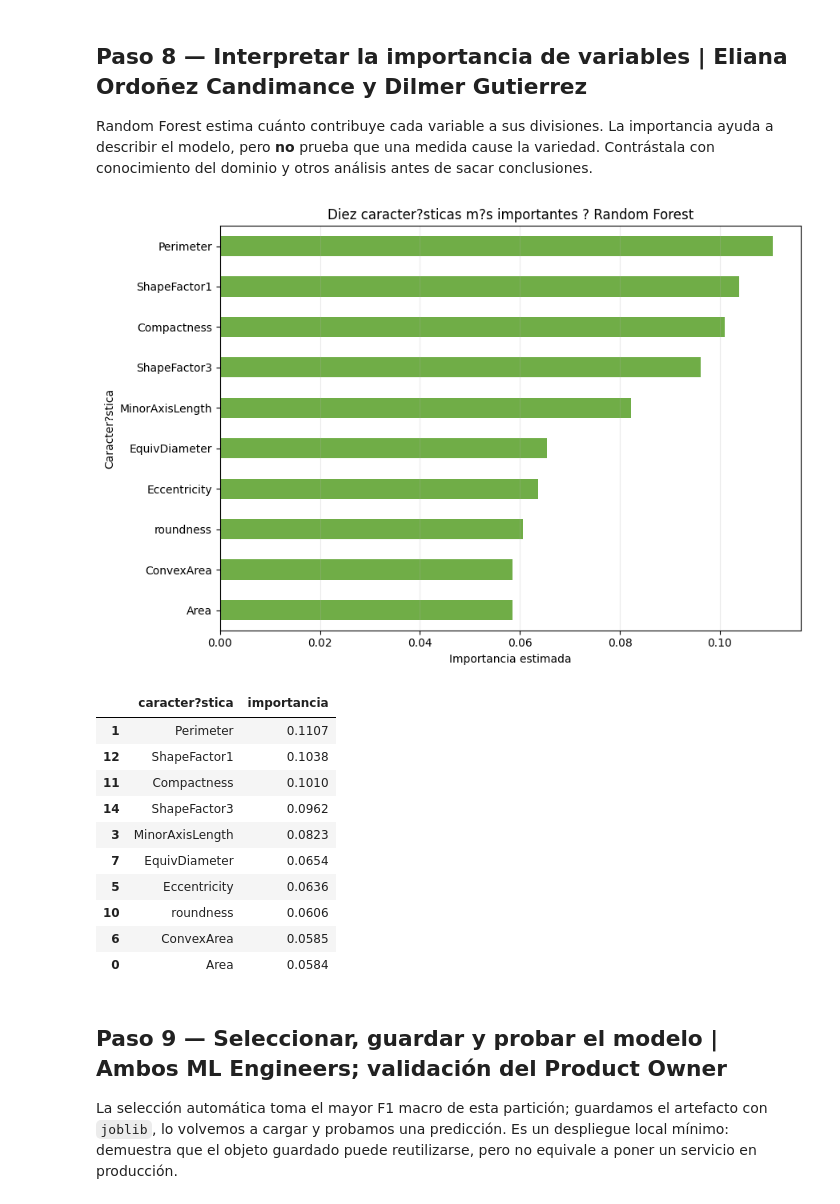
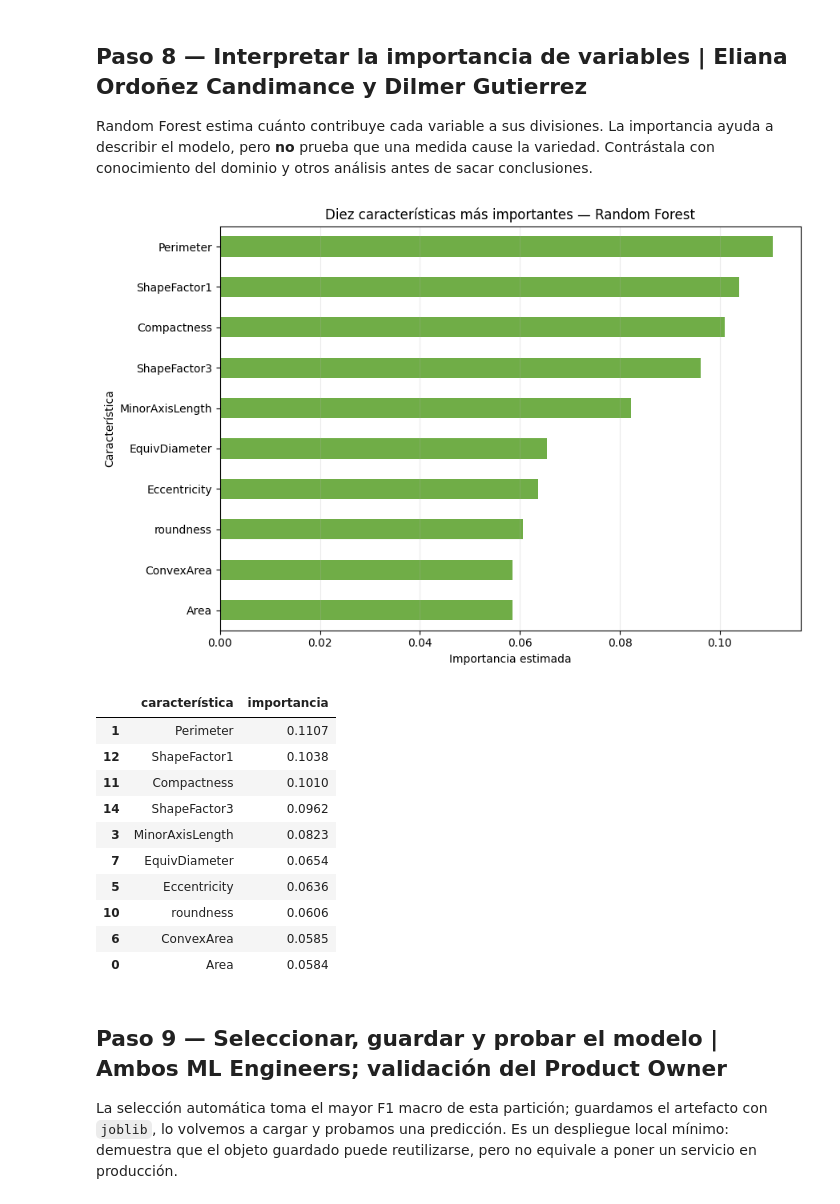
Before and after one commit to SergioPantoja97/laboratorio-drybean-ml, a Jupyter notebook: notebooks/01_laboratorio_drybean.ipynb, the cells around one changed output. Drawn from its saved outputs; the diff is of its cells as text; code cells hidden in the pictures.

```diff
--- a/notebooks/01_laboratorio_drybean.ipynb
+++ b/notebooks/01_laboratorio_drybean.ipynb
@@ -393,30 +395,30 @@ Par con m?s confusiones mutuas: DERMASON y SIRA (100 errores sumados en ambas di
 Random Forest estima cuánto contribuye cada variable a sus divisiones. La importancia ayuda a describir el modelo, pero **no** prueba que una medida cause la variedad. Contrástala con conocimiento del dominio y otros análisis antes de sacar conclusiones.
 # %%
 feature_importance = pd.DataFrame({
-    "caracter?stica": X.columns,
+    "característica": X.columns,
     "importancia": forest_model.feature_importances_,
 }).sort_values("importancia", ascending=False)
 
 top_features = feature_importance.head(10).sort_values("importancia")
 ax = top_features.plot(
-    x="caracter?stica",
+    x="característica",
     y="importancia",
     kind="barh",
     legend=False,
     figsize=(9, 6),
     color="#70AD47",
 )
-ax.set_title("Diez caracter?sticas m?s importantes ? Random Forest")
+ax.set_title("Diez características más importantes — Random Forest")
 ax.set_xlabel("Importancia estimada")
-ax.set_ylabel("Caracter?stica")
+ax.set_ylabel("Característica")
 ax.grid(axis="x", alpha=0.25)
 plt.tight_layout()
 plt.savefig(REPORTS_DIR / "importancia_variables.png", dpi=150, bbox_inches="tight")
 plt.show()
 display(feature_importance.head(10).round(4))
 # %% [output]
-[figure, old version]
+[figure, new version]
-|  | caracter?stica | importancia |
+|  | característica | importancia |
 | 1 | Perimeter | 0.1107 |
 | 12 | ShapeFactor1 | 0.1038 |
 | 11 | Compactness | 0.1010 |
```
Also changed, not shown: parts of 4 cells of this notebook, 7 other files.
